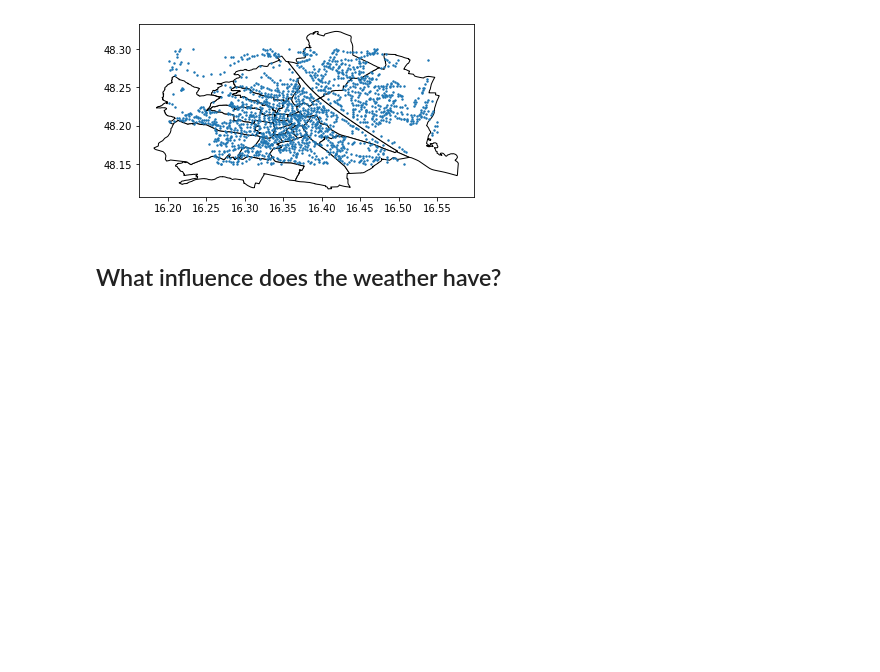
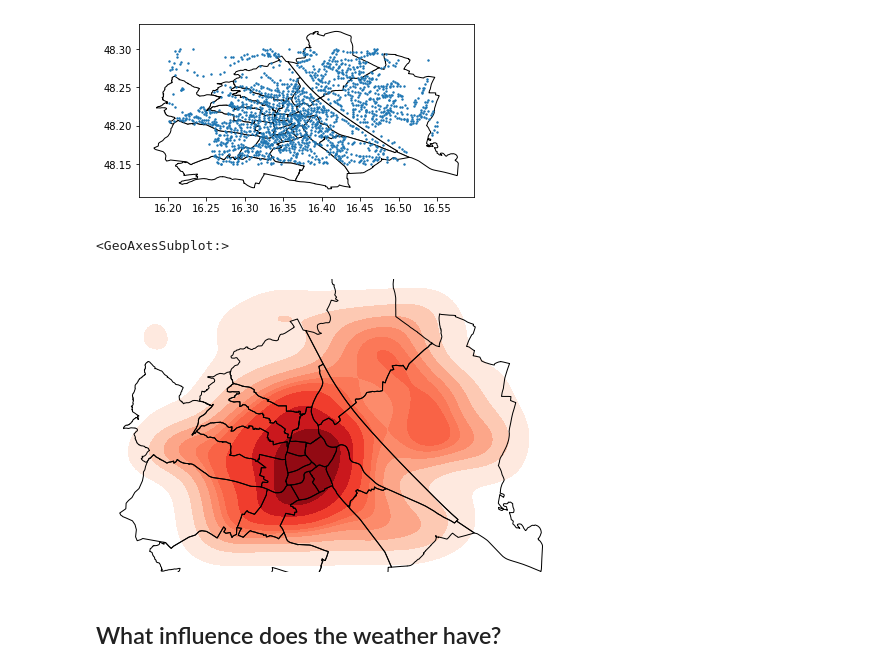
Before and after one commit to jirn073-76/BDENG_Wiener_Linien, a Jupyter notebook: project_wien.ipynb, the cells around one changed output. Cells and saved outputs as stored; diff of their text form; code cells hidden in the pictures; blank space fills up the shorter version.

Commit message:
added heatmap (geoplot)

```diff
--- a/project_wien.ipynb
+++ b/project_wien.ipynb
@@ -466,6 +468,13 @@ tb_gdf.head()
 tb_gdf.plot( ax=viennaBezPlot,markersize=2);
 # %% [output]
 [figure]
+# %%
+import geoplot
+ax = geoplot.polyplot(viennaBez, projection=geoplot.crs.AlbersEqualArea(),zorder=1)
+geoplot.kdeplot(tb_gdf, ax=ax,cmap='Reds', shade=True)
+# %% [output]
+<GeoAxesSubplot:>
+[figure, added]
 # %% [markdown]
 ## What influence does the weather have?
 # %% [markdown]
```
Also changed, not shown: parts of 2 cells of this notebook.
